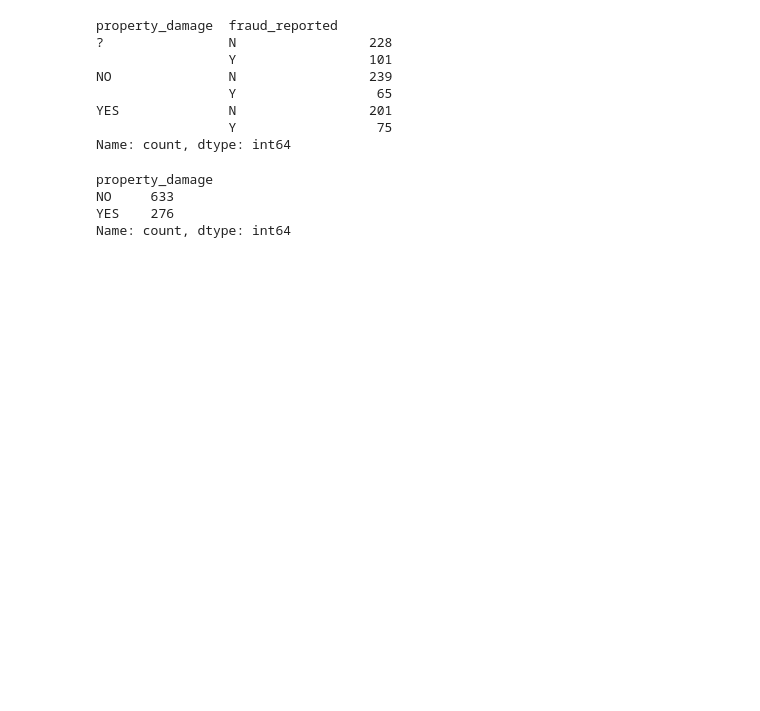
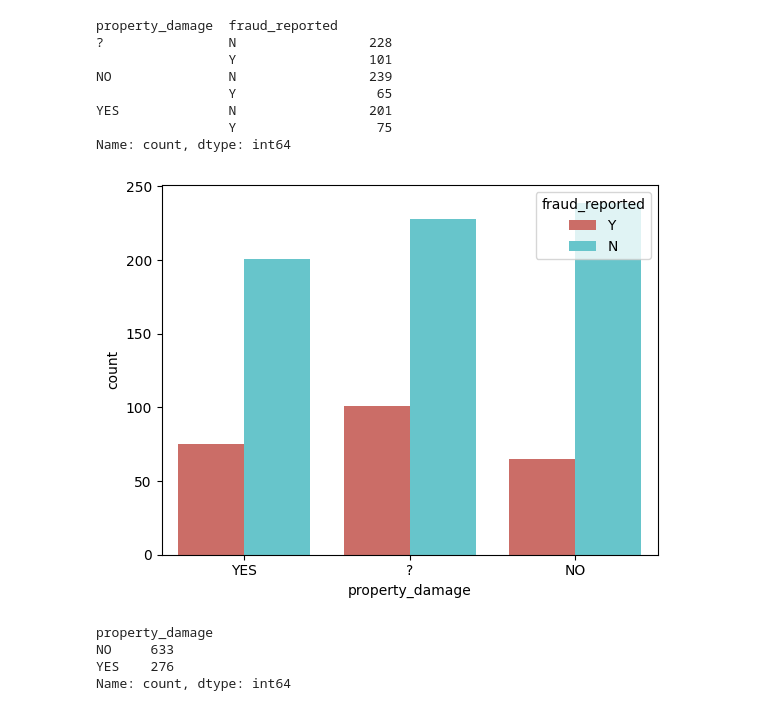
Before and after one commit to Vikram-kaki/DS, a Jupyter notebook: Insurance-Claim/NoteBook/InsuranceClaim.ipynb, the cells around one changed output. Saved outputs shown, nothing was run; the diff lists cells and outputs as text; code cells hidden in the pictures; blank space fills up the shorter version.

```diff
--- a/Insurance-Claim/NoteBook/InsuranceClaim.ipynb
+++ b/Insurance-Claim/NoteBook/InsuranceClaim.ipynb
@@ -195,6 +233,11 @@ NO               N                 239
 YES              N                 201
                  Y                  75
 Name: count, dtype: int64
+# %%
+sns.countplot(x= 'property_damage', data = file1, hue = 'fraud_reported', palette='hls')
+plt.show()
+# %% [output]
+[figure, added]
 # %%
 temp = file1[file1['property_damage'] != '?']['property_damage'].mode()[0]
 # %%
```
Also changed, not shown: parts of 49 cells of this notebook.
